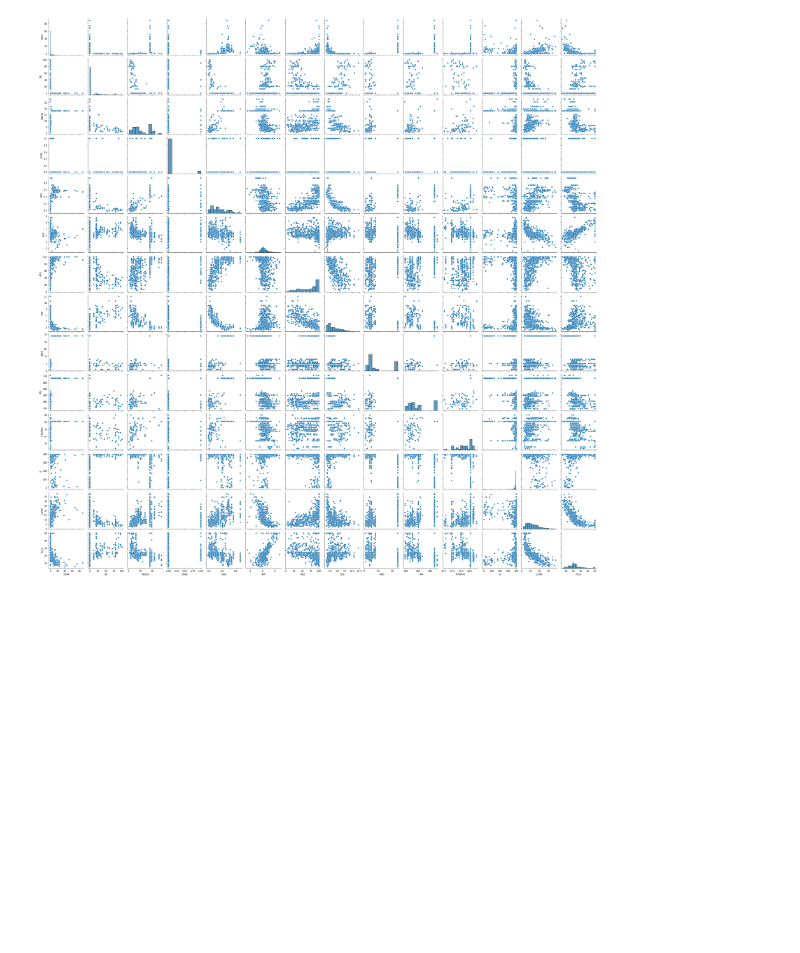
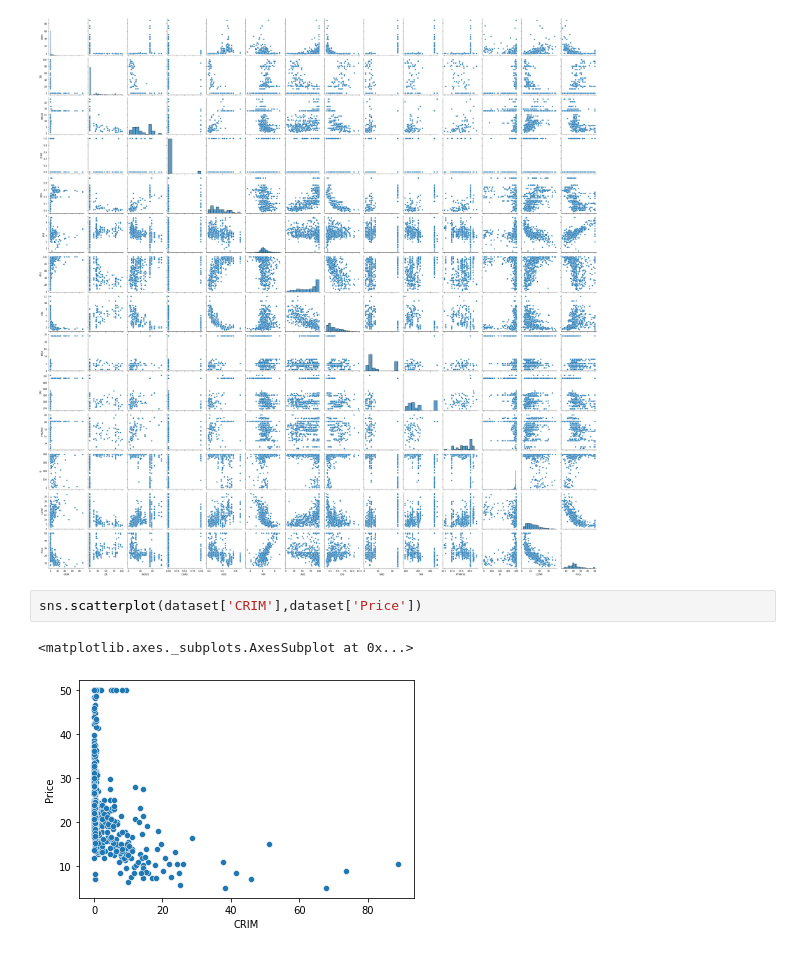
Before and after one commit to BHARATHBN-123/HousePricePrediction, a Jupyter notebook: HousePricePrediction.ipynb, the cells around one changed output. Saved outputs shown, nothing was run; the diff lists cells and outputs as text; blank space fills up the shorter version.

```diff
--- a/HousePricePrediction.ipynb
+++ b/HousePricePrediction.ipynb
@@ -133,3 +133,8 @@ sns.pairplot(dataset)
 # %% [output]
 <seaborn.axisgrid.PairGrid at 0x...>
 [figure]
+# %%
+sns.scatterplot(dataset['CRIM'],dataset['Price'])
+# %% [output]
+<matplotlib.axes._subplots.AxesSubplot at 0x...>
+[figure, added]
```
